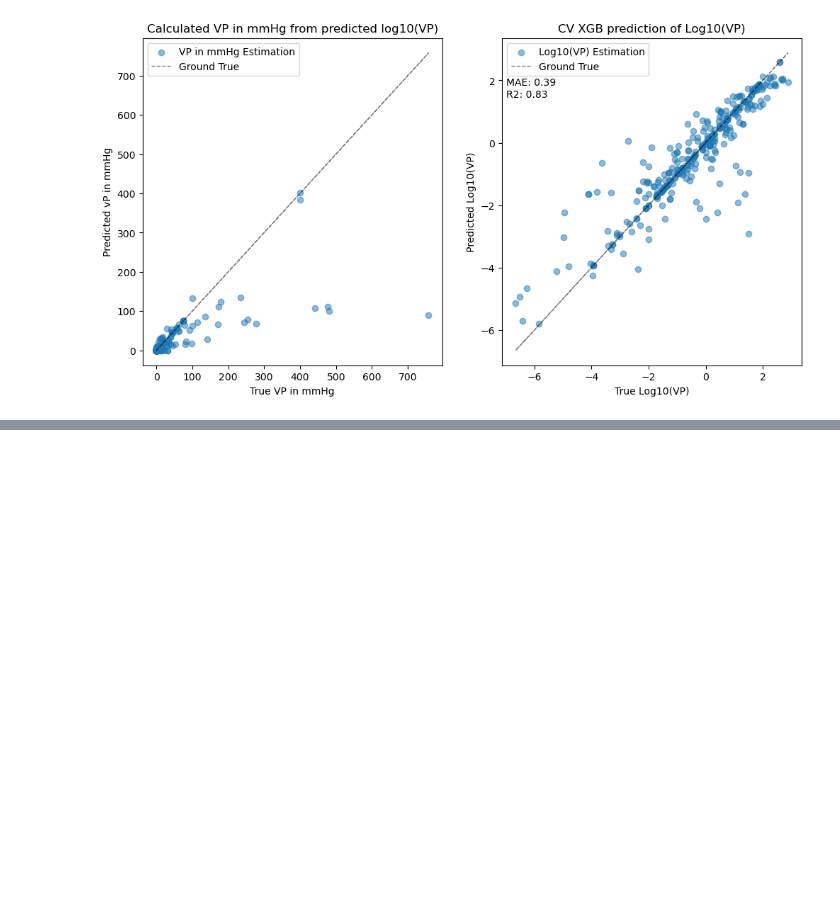
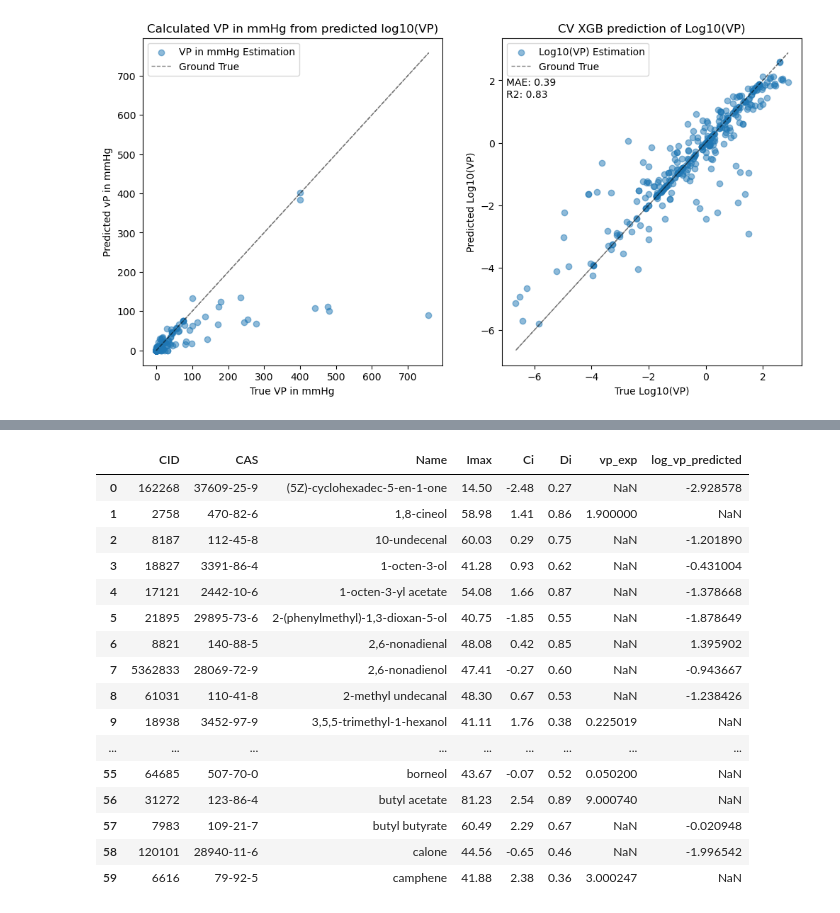
Before and after one commit to kiriyevskykiril/ai-program-2026, a Jupyter notebook: project_1/vp_regression.ipynb, the cells around one changed output, grey strips where cells are left out. Drawn from its saved outputs; the diff is of its cells as text; code cells hidden in the pictures; blank space fills up the shorter version.

```diff
--- a/project_1/vp_regression.ipynb
+++ b/project_1/vp_regression.ipynb
@@ -354,0 +402,6 @@ plt.show()
+# %%
+# Best params are {'colsample_bytree': 0.7, 'learning_rate': 0.05, 'max_depth': 4, 'min_child_weight': 3, 'n_estimators': 1000, 'reg_alpha': 0.1, 'reg_lambda': 3, 'subsample': 0.8}
+VP_Pred_waka_miss = grid.best_estimator_.predict(X)
+# %%
+missing_vp_exp['log_vp_predicted'] = VP_Pred_waka_miss
+missing_vp_exp
@@ -354,0 +438,29 @@ plt.show()
+# %%
+waka_vp = pd.merge(
+    waka_vp,
+    missing_vp_exp[['CID', 'log_vp_predicted']],
+    how='left',
+    on= 'CID'
+)
+# %%
+waka_vp = waka_vp.loc[:, 'CID':]
+# %%
+waka_vp.head(60)
+# %% [output]
+|  | CID | CAS | Name | Imax | Ci | Di | vp_exp | log_vp_predicted |
+| 0 | 162268 | 37609-25-9 | (5Z)-cyclohexadec-5-en-1-one | 14.50 | -2.48 | 0.27 | NaN | -2.928578 |
+| 1 | 2758 | 470-82-6 | 1,8-cineol | 58.98 | 1.41 | 0.86 | 1.900000 | NaN |
+| 2 | 8187 | 112-45-8 | 10-undecenal | 60.03 | 0.29 | 0.75 | NaN | -1.201890 |
+| 3 | 18827 | 3391-86-4 | 1-octen-3-ol | 41.28 | 0.93 | 0.62 | NaN | -0.431004 |
+| 4 | 17121 | 2442-10-6 | 1-octen-3-yl acetate | 54.08 | 1.66 | 0.87 | NaN | -1.378668 |
+| 5 | 21895 | 29895-73-6 | 2-(phenylmethyl)-1,3-dioxan-5-ol | 40.75 | -1.85 | 0.55 | NaN | -1.878649 |
+| 6 | 8821 | 140-88-5 | 2,6-nonadienal | 48.08 | 0.42 | 0.85 | NaN | 1.395902 |
+| 7 | 5362833 | 28069-72-9 | 2,6-nonadienol | 47.41 | -0.27 | 0.60 | NaN | -0.943667 |
+| 8 | 61031 | 110-41-8 | 2-methyl undecanal | 48.30 | 0.67 | 0.53 | NaN | -1.238426 |
+| 9 | 18938 | 3452-97-9 | 3,5,5-trimethyl-1-hexanol | 41.11 | 1.76 | 0.38 | 0.225019 | NaN |
+| ... | ... | ... | ... | ... | ... | ... | ... | ... |
+| 55 | 64685 | 507-70-0 | borneol | 43.67 | -0.07 | 0.52 | 0.050200 | NaN |
+| 56 | 31272 | 123-86-4 | butyl acetate | 81.23 | 2.54 | 0.89 | 9.000740 | NaN |
+| 57 | 7983 | 109-21-7 | butyl butyrate | 60.49 | 2.29 | 0.67 | NaN | -0.020948 |
+| 58 | 120101 | 28940-11-6 | calone | 44.56 | -0.65 | 0.46 | NaN | -1.996542 |
+| 59 | 6616 | 79-92-5 | camphene | 41.88 | 2.38 | 0.36 | 3.000247 | NaN |
```
Also changed, not shown: parts of 14 cells of this notebook.
